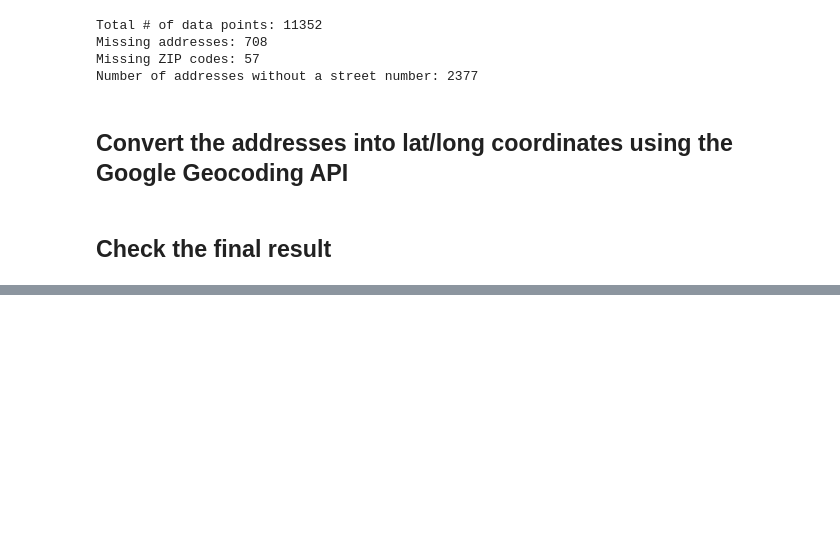
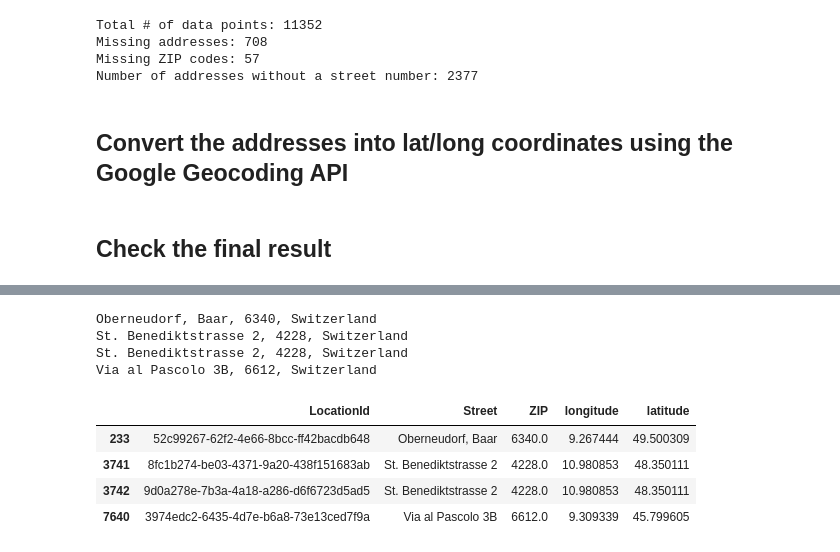
Before and after one commit to ElrasDeVayne/Immo-Projekt-DataScience, a Jupyter notebook: dataenriching/geolocation_api_notebook.ipynb, the cells around one changed output, grey strips where cells are left out. Saved outputs shown, nothing was run; the diff lists cells and outputs as text; code cells hidden in the pictures; blank space fills up the shorter version.

```diff
--- a/dataenriching/geolocation_api_notebook.ipynb
+++ b/dataenriching/geolocation_api_notebook.ipynb
@@ -54,8 +54,9 @@ Number of addresses without a street number: 2377
 import json
 import requests
 import pandas as pd
+import math
 
-api_key = 'AIzaSyDIq5EgNO2nm4hCj475zL2cyStM9l6PaV8'
+api_key = #add your API Key
 
 
 # Request geolocation API
@@ -84,7 +85,10 @@ data = df
 # Iterate through each address
 for index, row in data.iterrows():
     # Concatenate street and ZIP columns to form the address
-    address = f"{row['Street']}, {row['ZIP']}, {'Switzerland'}"
+    if not math.isnan(row['ZIP']):
+        address = f"{row['Street']}, {int(row['ZIP'])}, {'Switzerland'}"
+    else:
+        address = f"{row['Street']}, {'Switzerland'}"
 
     # Get geolocation data
     latitude, longitude = get_geolocation(address, api_key)
@@ -93,7 +97,7 @@ for index, row in data.iterrows():
     data.at[index, 'latitude'] = latitude
     data.at[index, 'longitude'] = longitude
 
-filepath_csv = 'TablesDB/Location_v3.csv'
+filepath_csv = '../TablesDB/Location_v3.csv'
 data.to_csv(filepath_csv, index=False)
 # %% [markdown]
 <h2>Check the final result</h2>
@@ -201,0 +184,58 @@ outside_boundary_df
+# %%
+
+
+import json
+import requests
+import pandas as pd
+
+api_key = #add your API Key
+
+
+# Request geolocation API
+
+
+def get_geolocation(address, api_key):
+    params = {
+        'key': api_key,
+        'address': address,
+    }
+    base_url = 'https://maps.googleapis.com/maps/api/geocode/json?'
+
+    # Server response
+    response = requests.get(base_url, params=params)
+    data = response.json()
+    if data['status'] == 'OK':
+        location = data['results'][0]['geometry']['location']
+        return location['lat'], location['lng']
+    else:
+        return None, None
+
+data = outside_boundary_df
+
+
+
+# Iterate through each address
+for index, row in data.iterrows():
+    # Concatenate street and ZIP columns to form the address
+    address = f"{row['Street']}, {int(row['ZIP'])}, {'Switzerland'}"
+
+    # Get geolocation data
+    latitude, longitude = get_geolocation(address, api_key)
+
+    # Update Longitude and Latitude columns in the DataFrame
+    data.at[index, 'latitude'] = latitude
+    data.at[index, 'longitude'] = longitude
+    print(address)
+
+
+data
+# %% [output]
+Oberneudorf, Baar, 6340, Switzerland
+St. Benediktstrasse 2, 4228, Switzerland
+St. Benediktstrasse 2, 4228, Switzerland
+Via al Pascolo 3B, 6612, Switzerland
+|  | LocationId | Street | ZIP | longitude | latitude |
+| 233 | 52c99267-62f2-4e66-8bcc-ff42bacdb648 | Oberneudorf, Baar | 6340.0 | 9.267444 | 49.500309 |
+| 3741 | 8fc1b274-be03-4371-9a20-438f151683ab | St. Benediktstrasse 2 | 4228.0 | 10.980853 | 48.350111 |
+| 3742 | 9d0a278e-7b3a-4a18-a286-d6f6723d5ad5 | St. Benediktstrasse 2 | 4228.0 | 10.980853 | 48.350111 |
+| 7640 | 3974edc2-6435-4d7e-b6a8-73e13ced7f9a | Via al Pascolo 3B | 6612.0 | 9.309339 | 45.799605 |
```
Also changed, not shown: parts of 5 cells of this notebook, 3 other files.
